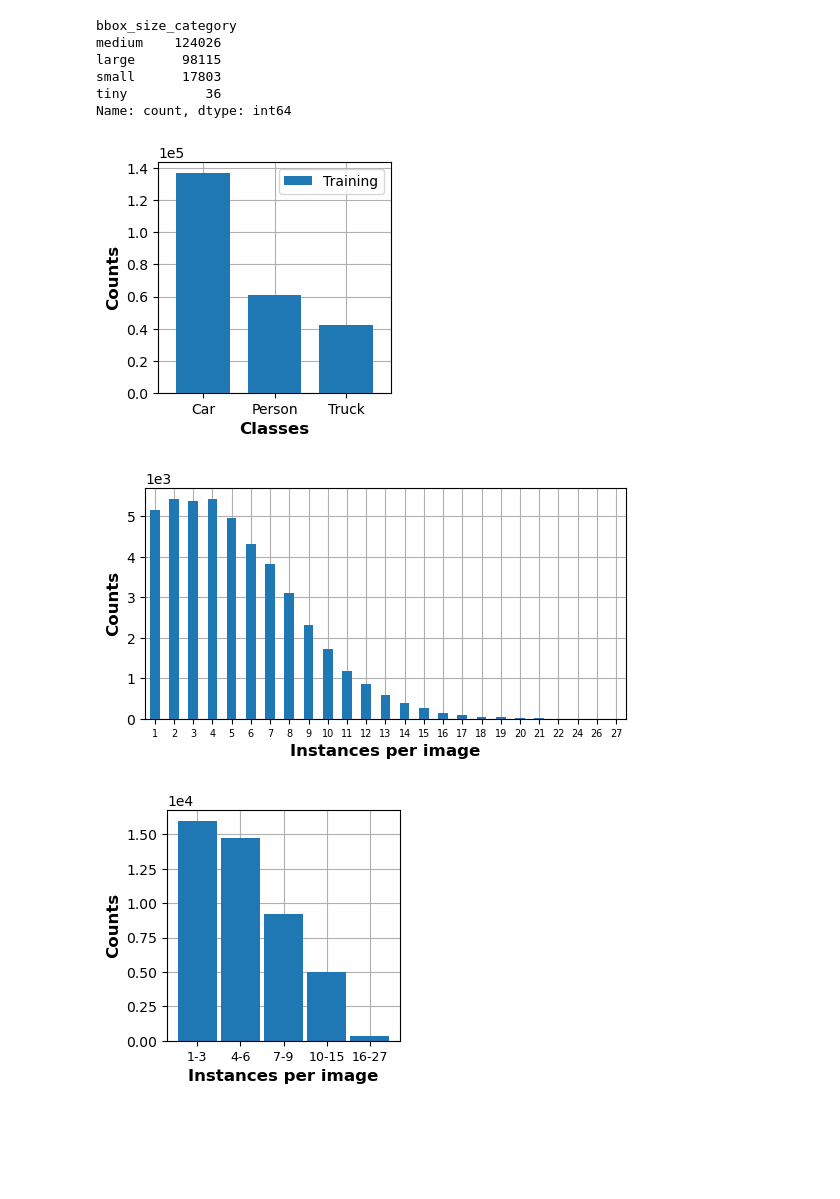
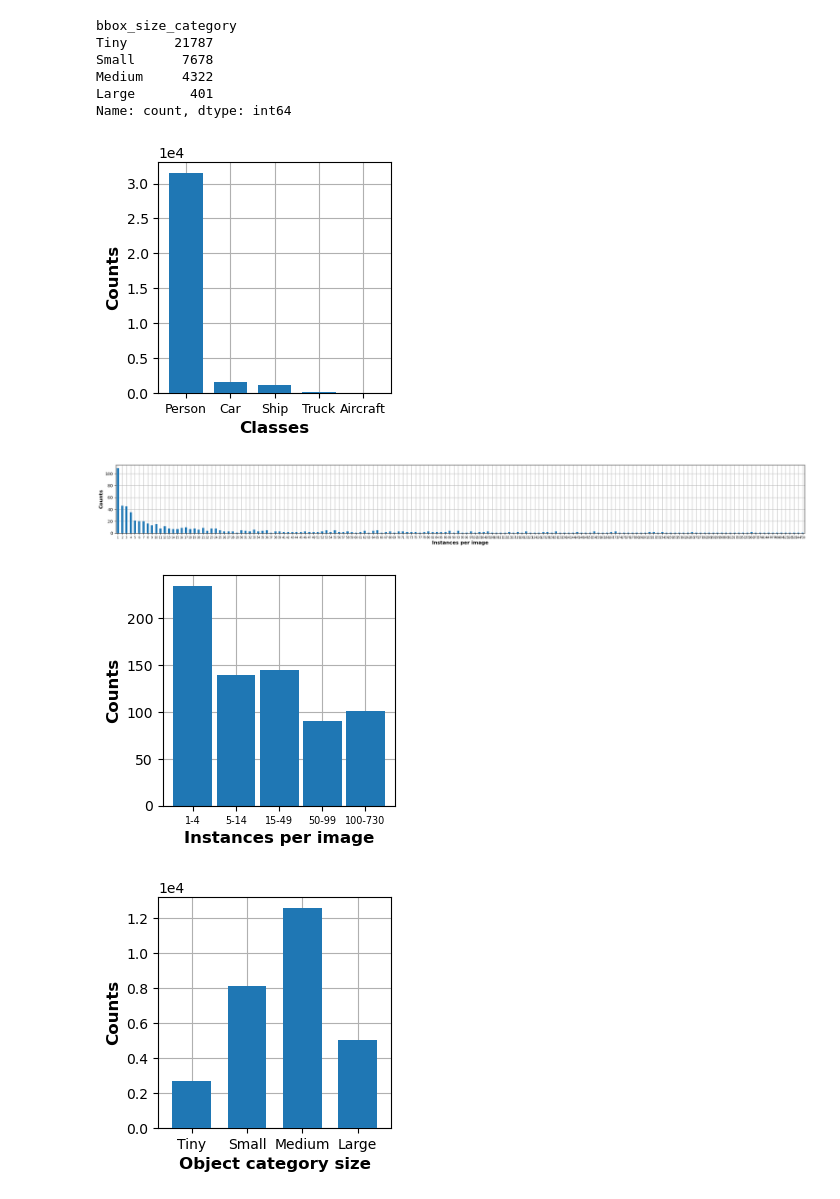
Before and after one commit to STCE-Detector/small-fast-detector, a Jupyter notebook: misc/individual_plots.ipynb, the cells around one changed output. Drawn from its saved outputs; the diff is of its cells as text; code cells hidden in the pictures; blank space fills up the shorter version.

Commit message:
Perform plots

```diff
--- a/misc/individual_plots.ipynb
+++ b/misc/individual_plots.ipynb
@@ -56,5 +57,5 @@ def inspect_dataset(
 # %%
-df = inspect_dataset('/Users/inaki-eab/Desktop/DETECTOR_DATASETS/custom_tju', 'train')
+df = inspect_dataset('/Users/inaki-eab/Desktop/DETECTOR_DATASETS/custom_tiny', 'train')
 # %%
 df
 # %% [output]
@@ -81,7 +82,7 @@ The number of images is 45248
 # CATEGORIZE OBJECT SIZE
 df['bbox_area'] = (df['wn']*df['img_w'])*(df['hn']*df['img_h'])
 bin_edges = [0, 16**2, 32**2, 96**2, float('inf')]
-bin_labels = ['tiny', 'small', 'medium', 'large']
+bin_labels = ['Tiny', 'Small', 'Medium', 'Large']
 df['bbox_size_category'] = pd.cut(df['bbox_area'], bins=bin_edges, labels=bin_labels, right=False)
 # %%
 df
@@ -103,10 +104,10 @@ df
 df['bbox_size_category'].value_counts()
 # %% [output]
 bbox_size_category
-medium    124026
-large      98115
-small      17803
-tiny          36
+Tiny      21787
+Small      7678
+Medium     4322
+Large       401
 Name: count, dtype: int64
 # %%
 # PERFORM PLOTS
@@ -119,31 +120,33 @@ ax.set_xlabel("Classes", weight='bold', size=12)
 # Set y-axis label
 ax.set_ylabel("Counts", weight='bold', size=12)
 ax.ticklabel_format(axis='y', style='sci', scilimits=(-3,3))
-ax.set_xticklabels(ax.get_xticklabels(), rotation=0)
+ax.set_xticklabels(ax.get_xticklabels(), rotation=0, size=9)
 ax.grid()
-plt.legend()
+#plt.legend()
 None
-#fig.savefig(save_dir+'/train_class_counts.png', bbox_inches = 'tight')
+fig.savefig(save_dir + '/train_class_counts.png', bbox_inches = 'tight')
 # %% [output]
-[figure, old version]
+[figure, new version]
 # %%
-fig = plt.figure(figsize=(6.2, 3))
-ax = df_train.groupby(by=['img'])['img'].count().value_counts().sort_index().plot(kind='bar', zorder=3, label='Training')
+fig = plt.figure(figsize=(30, 3))
+ax = df.groupby(by=['img'])['img'].count().value_counts().sort_index().plot(kind='bar', zorder=3, label='Training')
 # Set x-axis label
 ax.set_xlabel("Instances per image", weight='bold', size=12)
 # Set y-axis label
 ax.set_ylabel("Counts", weight='bold', size=12)
 ax.ticklabel_format(axis='y', style='sci', scilimits=(-3,3))
 ax.set_xticklabels(ax.get_xticklabels(), rotation=0, size=7)
 ax.grid()
-#plt.legend()
-None
-#fig.savefig(save_dir+f'/train_instances_count.png', bbox_inches = 'tight')
 # %% [output]
-[figure, old version]
+[figure, new version]
 # %%
-bins = [1,4,7,10,16,28] # your bins
+#bins = [1,4,7,10,16,28] #TJU
+#bins = [1,4,7,10,16,47] #DUT
+#bins = [1,4,7,10,16,68] #Client
+#bins = [1,4,7,10,16,31,221] #RTTS
+
 data = df['img'].value_counts()
+bins = [1,5,15,50,100,data.max()+1]
 
 hist, bin_edges = np.histogram(data,bins) # make the histogram
 
@@ -155,13 +158,28 @@ ax.bar(range(len(hist)),hist,width=0.9)
 # Set the ticks to the middle of the bars
 ax.set_xticks([i for i,j in enumerate(hist)])
 # Set the xticklabels to a string that tells us what the bin edges were
-ax.set_xticklabels(['{}-{}'.format(bins[i],bins[i+1]-1) for i,j in enumerate(hist)], size=9)
+ax.set_xticklabels(['{}-{}'.format(bins[i],bins[i+1]-1) for i,j in enumerate(hist)], size=7)
 
 ax.set_xlabel("Instances per image", weight='bold', size=12)
 ax.set_ylabel("Counts", weight='bold', size=12)
 ax.ticklabel_format(axis='y', style='sci', scilimits=(-3,3))
+plt.rcParams['axes.axisbelow'] = True
 ax.grid()
-
-plt.show()
+None
+fig.savefig(save_dir + '/train_instances_counts.png', bbox_inches = 'tight')
 # %% [output]
-[figure, old version]
+[figure, new version]
+# %%
+fig = plt.figure(figsize=(3, 3))
+ax = df['bbox_size_category'].value_counts().sort_index().plot(kind='bar', width=0.7, zorder=3, label='Training')
+# Set x-axis label
+ax.set_xlabel("Object category size", weight='bold', size=12)
+# Set y-axis label
+ax.set_ylabel("Counts", weight='bold', size=12)
+ax.ticklabel_format(axis='y', style='sci', scilimits=(-3,3))
+ax.set_xticklabels(ax.get_xticklabels(), rotation=0)
+ax.grid()
+None
+fig.savefig(save_dir+'/train_objsz_counts.png', bbox_inches = 'tight')
+# %% [output]
+[figure, added]
```
Also changed, not shown: parts of 5 cells of this notebook, 1 other file.
